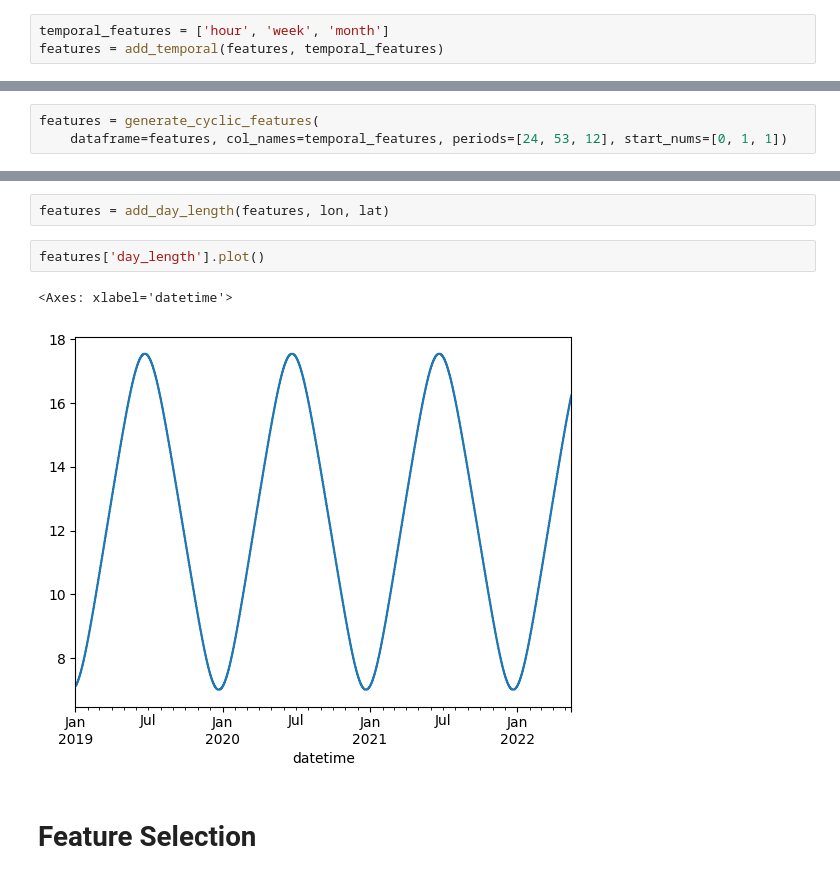
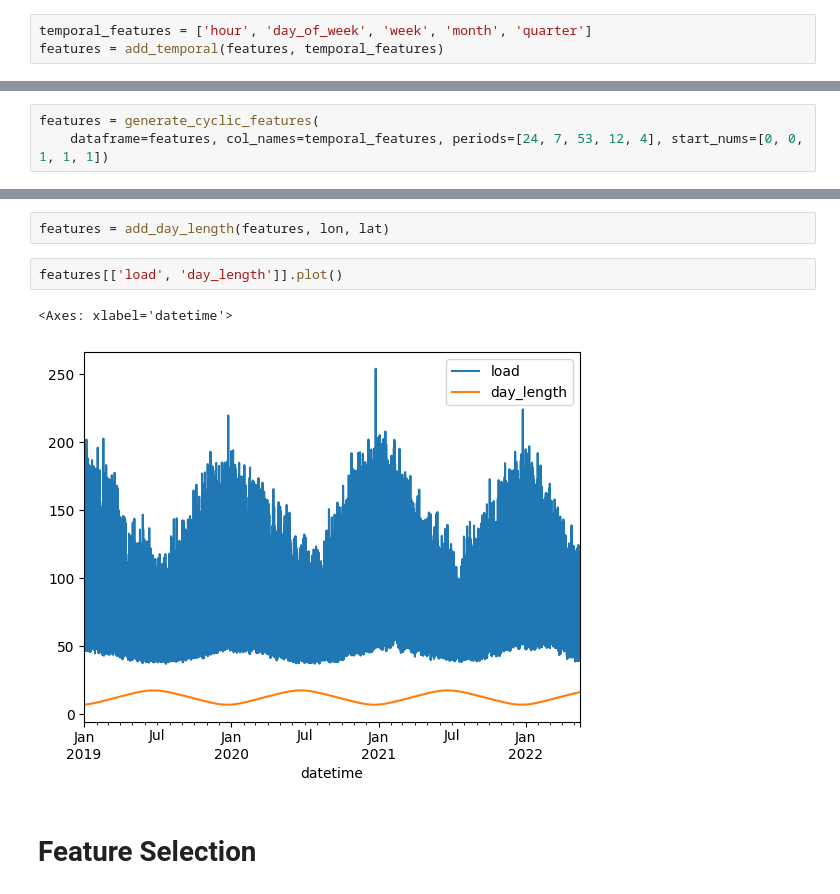
Before and after one commit to nbvanting/ml_kursus, a Jupyter notebook: notebooks/Day 2 - Part 1 - Feature Engineering & Selection.ipynb, the cells around one changed output, grey strips where cells are left out. Saved outputs shown, nothing was run; the diff lists cells and outputs as text.

```diff
--- a/notebooks/Day 2 - Part 1 - Feature Engineering & Selection.ipynb
+++ b/notebooks/Day 2 - Part 1 - Feature Engineering & Selection.ipynb
@@ -97,7 +102,7 @@ features.head()
 ## Temporal Feature Engineering
 ### Hour, Day, Month, Week, Quarter
 # %%
-temporal_features = ['hour', 'week', 'month']
+temporal_features = ['hour', 'day_of_week', 'week', 'month', 'quarter']
 features = add_temporal(features, temporal_features)
 # %%
 features.head()
@@ -127,6 +132,6 @@ features.describe()
 # %%
 features = generate_cyclic_features(
-    dataframe=features, col_names=temporal_features, periods=[24, 53, 12], start_nums=[0, 1, 1])
+    dataframe=features, col_names=temporal_features, periods=[24, 7, 53, 12, 4], start_nums=[0, 0, 1, 1, 1])
 # %%
 features.head()
 # %% [output]
@@ -203,10 +208,10 @@ array([<Axes: xlabel='datetime'>], dtype=object)
 # %%
 features = add_day_length(features, lon, lat)
 # %%
-features['day_length'].plot()
+features[['load', 'day_length']].plot()
 # %% [output]
 <Axes: xlabel='datetime'>
-[figure, old version]
+[figure, new version]
 # %% [markdown]
 # Feature Selection
 # %% [markdown]
```
Also changed, not shown: parts of 12 cells of this notebook, 5 other files.
